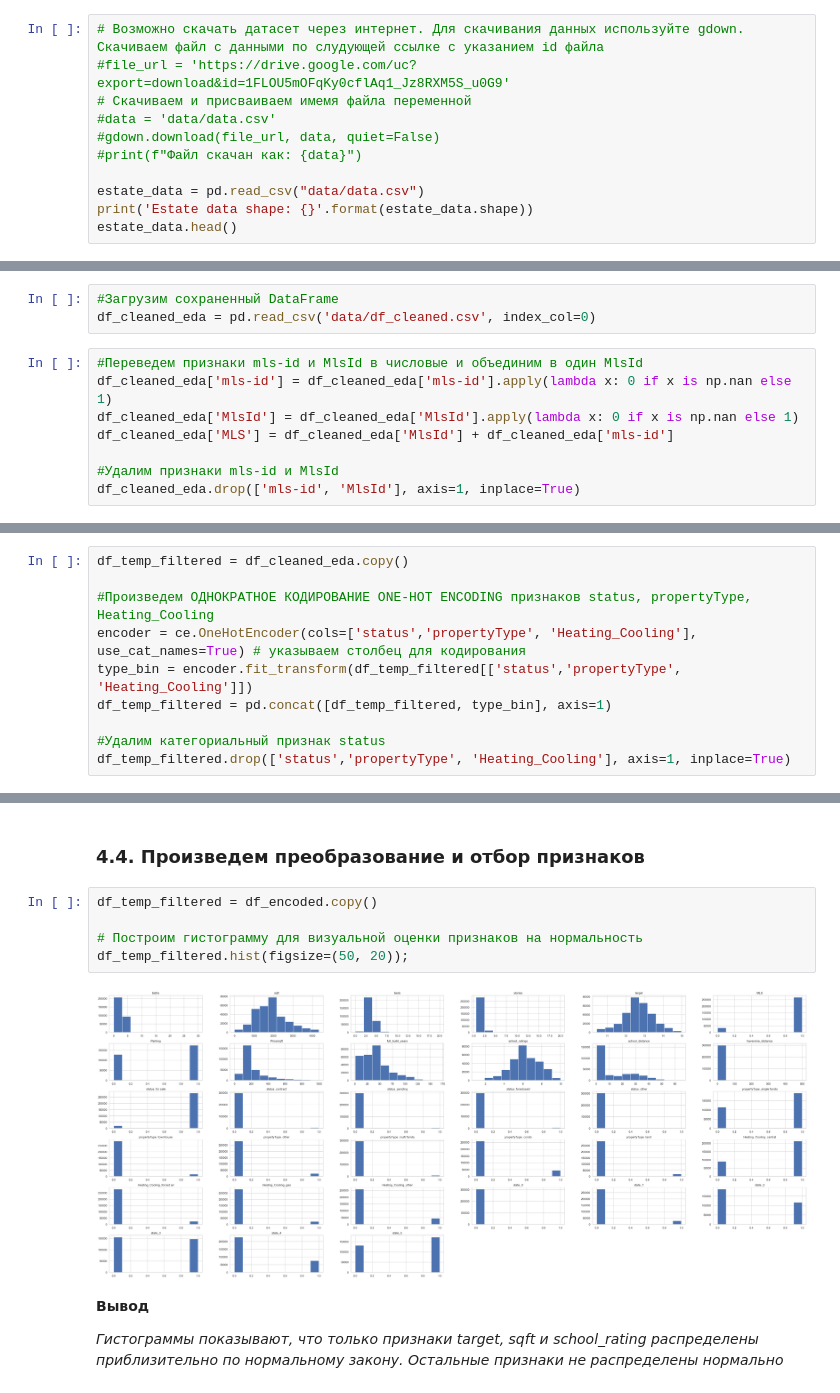
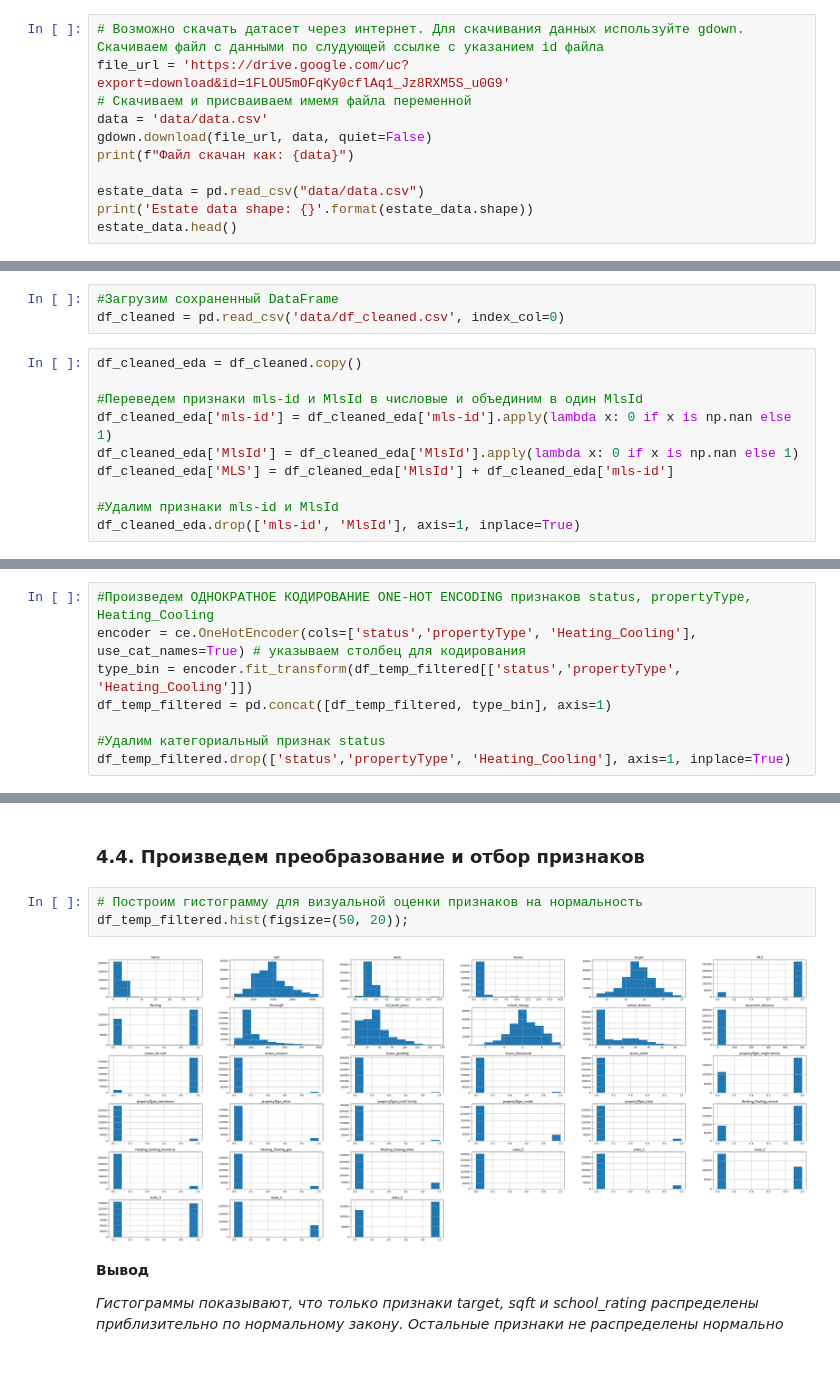
Before and after one commit to Electmg/data_science, a Jupyter notebook: Diploma_project/Diploma project_Bolotov_MG.ipynb, the cells around one changed output, grey strips where cells are left out. Drawn from its saved outputs; the diff is of its cells as text.

```diff
--- a/Diploma_project/Diploma project_Bolotov_MG.ipynb
+++ b/Diploma_project/Diploma project_Bolotov_MG.ipynb
@@ -137,11 +137,11 @@ from sklearn import feature_selection
 Прочитаем наш файл с исходными данными:
 # %%
 # Возможно скачать датасет через интернет. Для скачивания данных используйте gdown. Скачиваем файл с данными по слудующей ссылке с указанием id файла
-#file_url = 'https://drive.google.com/uc?export=download&id=1FLOU5mOFqKy0cflAq1_Jz8RXM5S_u0G9'
+file_url = 'https://drive.google.com/uc?export=download&id=1FLOU5mOFqKy0cflAq1_Jz8RXM5S_u0G9'
 # Скачиваем и присваиваем имемя файла переменной
-#data = 'data/data.csv'
-#gdown.download(file_url, data, quiet=False)
-#print(f"Файл скачан как: {data}")
+data = 'data/data.csv'
+gdown.download(file_url, data, quiet=False)
+print(f"Файл скачан как: {data}")
 
 estate_data = pd.read_csv("data/data.csv")
 print('Estate data shape: {}'.format(estate_data.shape))
@@ -528,8 +531,10 @@ NameError: name 'fill_data' is not defined
 ### 4.1. Перевод остальных признаков в числовые
 # %%
 #Загрузим сохраненный DataFrame
-df_cleaned_eda = pd.read_csv('data/df_cleaned.csv', index_col=0)
+df_cleaned = pd.read_csv('data/df_cleaned.csv', index_col=0)
 # %%
+df_cleaned_eda = df_cleaned.copy()
+
 #Переведем признаки mls-id и MlsId в числовые и объединим в один MlsId
 df_cleaned_eda['mls-id'] = df_cleaned_eda['mls-id'].apply(lambda x: 0 if x is np.nan else 1)
 df_cleaned_eda['MlsId'] = df_cleaned_eda['MlsId'].apply(lambda x: 0 if x is np.nan else 1)
@@ -1227,8 +1267,6 @@ df_temp_filtered = data_cleaned_duplicates.drop_duplicates()
 # %% [markdown]
 ### 4.3. Создаем новые признаки с помощью автоматических методов EDA
 # %%
-df_temp_filtered = df_cleaned_eda.copy()
-
 #Произведем ОДНОКРАТНОЕ КОДИРОВАНИЕ ONE-HOT ENCODING признаков status, propertyType, Heating_Cooling
 encoder = ce.OneHotEncoder(cols=['status','propertyType', 'Heating_Cooling'], use_cat_names=True) # указываем столбец для кодирования
 type_bin = encoder.fit_transform(df_temp_filtered[['status','propertyType', 'Heating_Cooling']])
@@ -1253,12 +1292,10 @@ df_encoded = pd.read_csv('data/df_encoded.csv', index_col=0)
 # %% [markdown]
 ###  4.4. Произведем преобразование и отбор признаков
 # %%
-df_temp_filtered = df_encoded.copy()
-
 # Построим гистограмму для визуальной оценки признаков на нормальность
 df_temp_filtered.hist(figsize=(50, 20));
 # %% [output]
-[figure, old version]
+[figure, new version]
 # %% [markdown]
 **Вывод**
 
```
Also changed, not shown: parts of 23 cells of this notebook.
